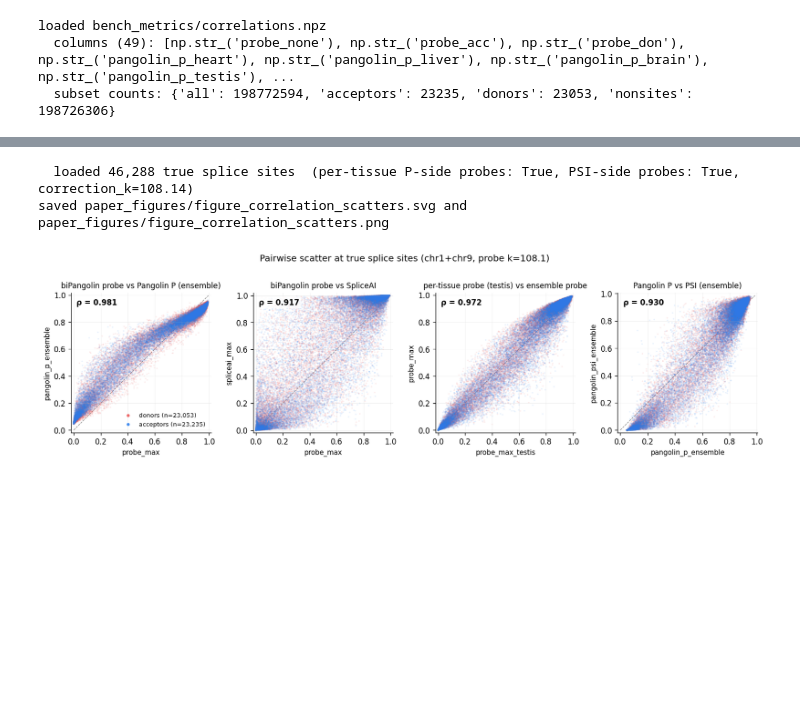
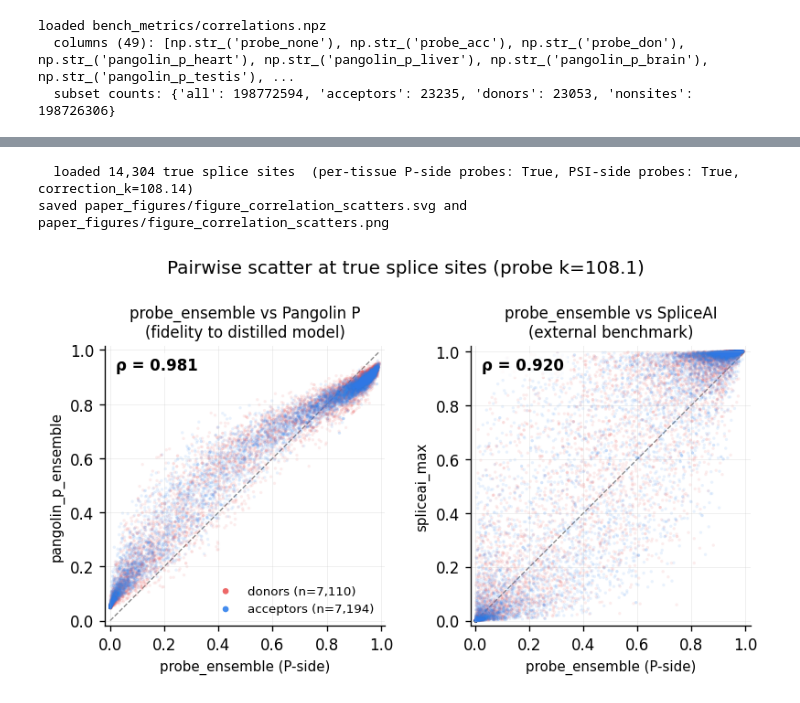
Before and after one commit to Delayed-Gitification/biPangolin, a Jupyter notebook: paper_figures.ipynb, the cells around one changed output, grey strips where cells are left out. Drawn from its saved outputs; the diff is of its cells as text; code cells hidden in the pictures; blank space fills up the shorter version.

```diff
--- a/paper_figures.ipynb
+++ b/paper_figures.ipynb
@@ -577,16 +629,21 @@ def build_pr_curves(arrays, force_recompute=False):
     bp_don  = arrays["probe_don"]
     bp_none = arrays["probe_none"]
     k = arrays.get("_correction_k", "?")
+    k_lbl = f"{k:.0f}" if isinstance(k, (int, float)) else k
+
+    pangolin_p_ensemble = np.mean(
+        np.stack([arrays[f"pangolin_p_{t}"] for t in ("heart", "liver", "brain", "testis")], axis=0),
+        axis=0,
+    )
 
     spec = [
-        ("acceptor",        is_acc, f"biPangolin probe_acc k={k}",            bp_acc),
+        ("acceptor",        is_acc, f"biPangolin probe_acc k={k_lbl}",        bp_acc),
         ("acceptor",        is_acc, "SpliceAI acceptor",                       arrays["spliceai_acc"]),
-        ("donor",           is_don, f"biPangolin probe_don k={k}",            bp_don),
+        ("donor",           is_don, f"biPangolin probe_don k={k_lbl}",        bp_don),
         ("donor",           is_don, "SpliceAI donor",                          arrays["spliceai_don"]),
-        ("any splice site", is_any, f"biPangolin 1-p_none k={k}",             1.0 - bp_none),
+        ("any splice site", is_any, f"biPangolin 1-p_none k={k_lbl}",         1.0 - bp_none),
         ("any splice site", is_any, "SpliceAI max(A,D)",                       np.maximum(arrays["spliceai_acc"], arrays["spliceai_don"])),
-        ("any splice site", is_any, "Pangolin P(spliced) testis",              arrays["pangolin_p_testis"]),
-        ("any splice site", is_any, "Pangolin PSI testis",                     arrays["pangolin_psi_testis"]),
+        ("any splice site", is_any, "Pangolin P(spliced) ensemble",           pangolin_p_ensemble),
     ]
 
     curves = {}
@@ -992,9 +1048,11 @@ if fig is not None:
 # %%
-# Scatter visualisations behind the Spearman ρ values: four chosen method pairs,
-# coloured by true class (acceptor / donor). Restricted to true splice sites.
-# Probe outputs have the default Bayesian k correction applied (k read from
-# optimal_correction.json — same value the runner uses in production).
-# Memory: ~46k positions × ~16 cols × float32 ≈ 3 MB.
+# Scatter visualisations behind the Spearman ρ values. The matrices above carry
+# every pairwise correlation number; scatters are reserved for the two
+# relationships where the *shape* of the cloud matters, coloured by true class
+# (acceptor / donor), restricted to true splice sites:
+#   1. probe_ensemble vs Pangolin P — fidelity to the model the probe distils
+#   2. probe_ensemble vs SpliceAI   — independent external gold standard
+# Probe outputs have the default Bayesian k correction applied (from optimal_correction.json).
 
 
 def _load_default_k():
@@ -1020,7 +1078,9 @@ def _correct_triple(p_none, p_acc, p_don, k):
     return (p_none * k) / s, p_acc / s, p_don / s
 
 
-def _load_scatter_arrays(scores_dir=BENCH_SCORES_DIR, chroms=("chr1", "chr9")):
+def _load_scatter_arrays(scores_dir=BENCH_SCORES_DIR, chroms=None):
+    if chroms is None:
+        chroms = BENCH_CHROMS
     pq_schema = pq.read_schema(str(scores_dir / f"{chroms[0]}.parquet")).names
     needed_native = [
         "label",
@@ -1088,6 +1148,11 @@ def _load_scatter_arrays(scores_dir=BENCH_SCORES_DIR, chroms=("chr1", "chr9")):
     if has_pt_psi:
         for t in tissues:
             arrs[f"probe_max_psi_{t}"] = np.maximum(arrs[f"probe_acc_psi_{t}"], arrs[f"probe_don_psi_{t}"])
+        # PSI-side probe ensemble: tissue-mean of acc / don, then max (mirrors
+        # pangolin_psi_ensemble and bench_correlations' probe_max_psi_ensemble).
+        acc_psi = np.mean(np.stack([arrs[f"probe_acc_psi_{t}"] for t in tissues], axis=0), axis=0)
+        don_psi = np.mean(np.stack([arrs[f"probe_don_psi_{t}"] for t in tissues], axis=0), axis=0)
+        arrs["probe_max_psi_ensemble"] = np.maximum(acc_psi, don_psi)
     return arrs, has_pt, has_pt_psi
 
 
@@ -1104,26 +1169,35 @@ def _spearman_rho(x, y):
     return float((xr * yr).sum() / denom) if denom > 0 else np.nan
 
 
-def plot_correlation_scatters(arrs, has_pt):
+# Pretty axis labels for the ensemble columns.
+_SCATTER_LABEL = {
+    "probe_max": "probe_ensemble (P-side)",
+    "probe_max_psi_ensemble": "probe_ensemble (PSI-side)",
+    "pangolin_p_ensemble": "pangolin_p_ensemble",
+    "pangolin_psi_ensemble": "pangolin_psi_ensemble",
+    "spliceai_max": "spliceai_max",
+}
+
+
+def plot_correlation_scatters(arrs, has_pt, has_pt_psi):
     label = arrs["label"]
     is_acc = label == 1
     is_don = label == 2
 
+    # Two scatters only: the matrices carry every pairwise ρ, so scatters are
+    # reserved for the comparisons where cloud shape (saturation, bias, tails)
+    # adds something a single number can't. Both use the P-side probe ensemble.
     pairs = [
-        ("probe_max",  "pangolin_p_ensemble",  "biPangolin probe vs Pangolin P (ensemble)"),
-        ("probe_max",  "spliceai_max",         "biPangolin probe vs SpliceAI"),
+        ("probe_max", "pangolin_p_ensemble",
+         "probe_ensemble vs Pangolin P\n(fidelity to distilled model)"),
+        ("probe_max", "spliceai_max",
+         "probe_ensemble vs SpliceAI\n(external benchmark)"),
     ]
-    if has_pt:
-        pairs.append(("probe_max_testis", "probe_max",
-                      "per-tissue probe (testis) vs ensemble probe"))
-    else:
-        pairs.append(("pangolin_p_testis", "pangolin_p_ensemble",
-                      "[no per-tissue probes] Pangolin P testis vs ensemble"))
-    pairs.append(("pangolin_p_ensemble", "pangolin_psi_ensemble",
-                  "Pangolin P vs PSI (ensemble)"))
 
     n = len(pairs)
     fig, axes = plt.subplots(1, n, figsize=(3.4 * n, 3.6))
+    if n == 1:
+        axes = [axes]
     for ax, (xkey, ykey, title) in zip(axes, pairs):
         x = arrs[xkey]; y = arrs[ykey]
         ax.scatter(x[is_don], y[is_don], s=4, alpha=0.10, c=DON_COLOR,
@@ -1133,39 +1207,39 @@ def plot_correlation_scatters(arrs, has_pt):
         lo = float(min(np.nanmin(x), np.nanmin(y)))
         hi = float(max(np.nanmax(x), np.nanmax(y)))
         ax.plot([lo, hi], [lo, hi], color="#888888", lw=0.8, ls="--", zorder=0)
         rho = _spearman_rho(x, y)
         ax.text(0.04, 0.96, f"ρ = {rho:.3f}",
                 transform=ax.transAxes, va="top", ha="left",
                 fontsize=10, fontweight="bold",
                 bbox=dict(boxstyle="round,pad=0.25", fc="white", ec="none", alpha=0.8))
-        ax.set_xlabel(xkey, fontsize=9)
-        ax.set_ylabel(ykey, fontsize=9)
+        ax.set_xlabel(_SCATTER_LABEL.get(xkey, xkey), fontsize=9)
+        ax.set_ylabel(_SCATTER_LABEL.get(ykey, ykey), fontsize=9)
         ax.set_title(title, fontsize=10)
         ax.set_xlim(lo - 0.02, hi + 0.02)
         ax.set_ylim(lo - 0.02, hi + 0.02)
         ax.set_aspect("equal")
         if ax is axes[0]:
             leg = ax.legend(frameon=False, fontsize=8, loc="lower right",
                             markerscale=2)
             for lh in leg.legend_handles:
                 lh.set_alpha(0.9)
-    fig.suptitle(f"Pairwise scatter at true splice sites (chr1+chr9, probe k={arrs['_correction_k']:.1f})",
+    fig.suptitle(f"Pairwise scatter at true splice sites (probe k={arrs['_correction_k']:.1f})",
                  y=1.04, fontsize=12)
     fig.tight_layout()
     return fig
 
 
 scatter_arrays, _has_pt, _has_pt_psi = _load_scatter_arrays()
 print(f"  loaded {len(scatter_arrays['label']):,} true splice sites  "
       f"(per-tissue P-side probes: {_has_pt}, PSI-side probes: {_has_pt_psi}, "
       f"correction_k={scatter_arrays['_correction_k']:.2f})")
-fig = plot_correlation_scatters(scatter_arrays, _has_pt)
+fig = plot_correlation_scatters(scatter_arrays, _has_pt, _has_pt_psi)
 save_figure(fig, "figure_correlation_scatters")
 plt.show()
 # %% [output]
-  loaded 46,288 true splice sites  (per-tissue P-side probes: True, PSI-side probes: True, correction_k=108.14)
+  loaded 14,304 true splice sites  (per-tissue P-side probes: True, PSI-side probes: True, correction_k=108.14)
 saved paper_figures/figure_correlation_scatters.svg and paper_figures/figure_correlation_scatters.png
-[figure, old version]
+[figure, new version]
 # %%
 # Tissue-specificity check: does each tissue probe correlate more strongly with
 # its matched-tissue Pangolin output than with mismatched tissues?
```
Also changed, not shown: parts of 5 cells of this notebook.
